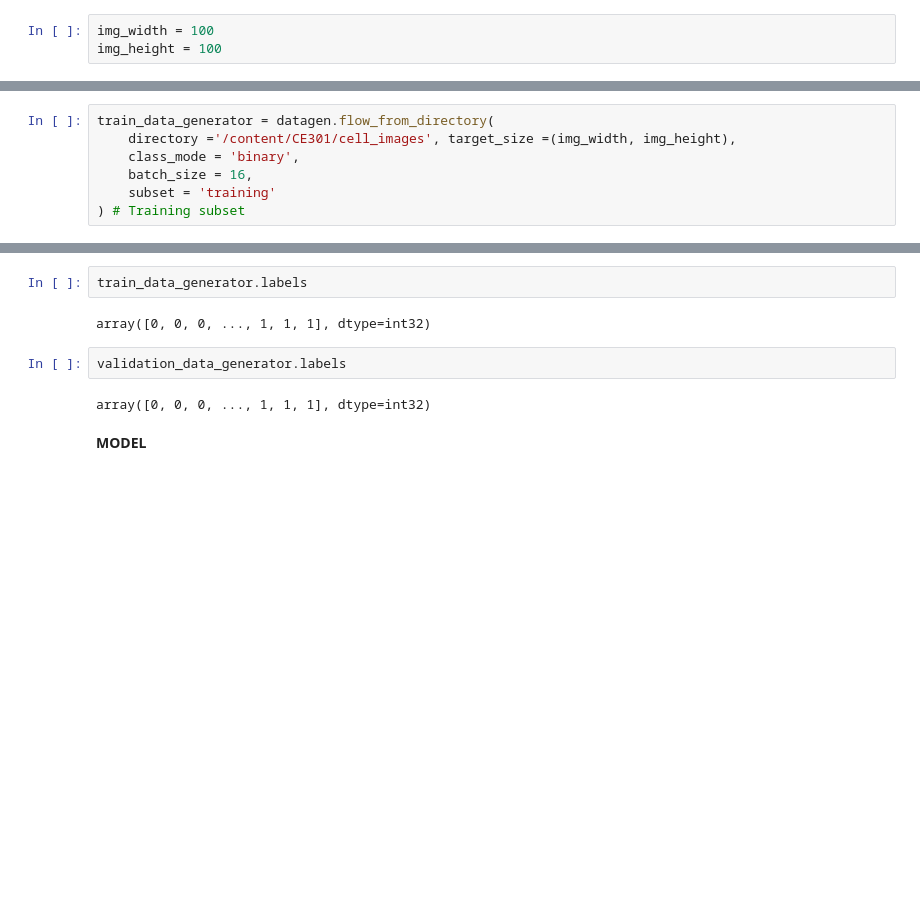
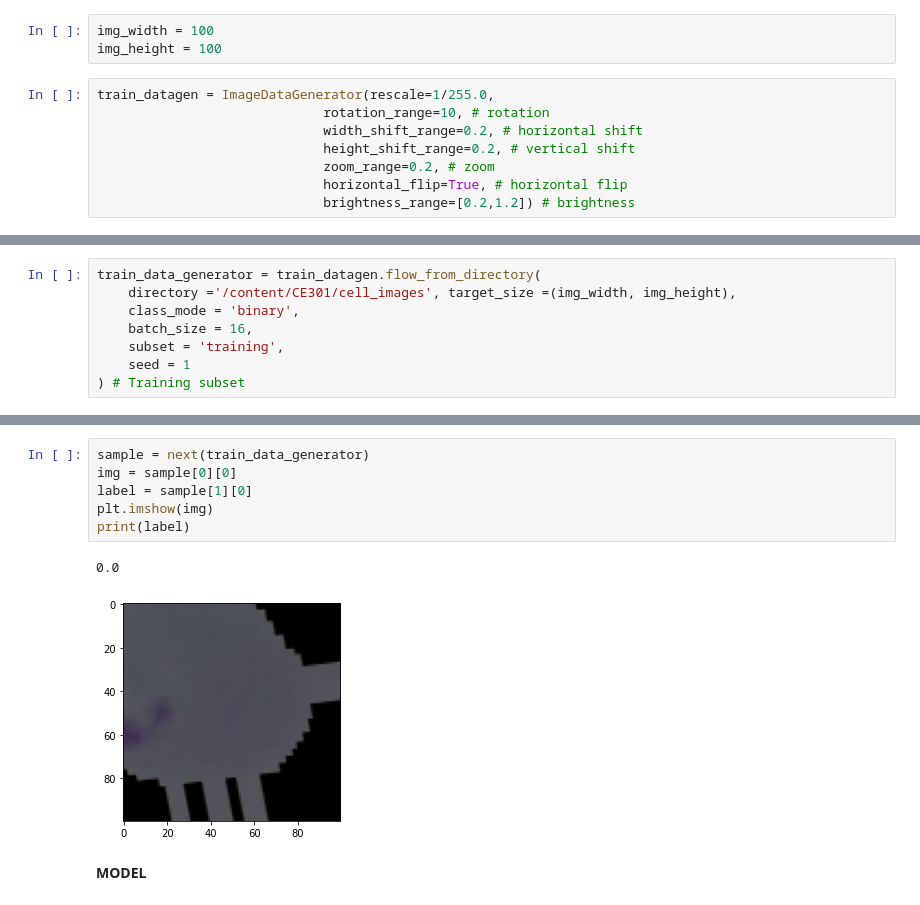
Before and after one commit to oli2tup/CE301, a Jupyter notebook: Malaria_classification_using_CNN.ipynb, the cells around one changed output, grey strips where cells are left out. Saved outputs shown, nothing was run; the diff lists cells and outputs as text; blank space fills up the shorter version.

```diff
--- a/Malaria_classification_using_CNN.ipynb
+++ b/Malaria_classification_using_CNN.ipynb
@@ -24,4 +37,12 @@ fatal: destination path 'CE301' already exists and is not an empty directory.
 # %%
 img_width = 100
 img_height = 100
+# %%
+train_datagen = ImageDataGenerator(rescale=1/255.0,
+                             rotation_range=10, # rotation
+                             width_shift_range=0.2, # horizontal shift
+                             height_shift_range=0.2, # vertical shift
+                             zoom_range=0.2, # zoom
+                             horizontal_flip=True, # horizontal flip
+                             brightness_range=[0.2,1.2]) # brightness
 # %%
@@ -29,8 +51,9 @@ datagen = ImageDataGenerator(rescale=1/255.0, validation_split=0.2) # using 20%
 # %%
-train_data_generator = datagen.flow_from_directory(
+train_data_generator = train_datagen.flow_from_directory(
     directory ='/content/CE301/cell_images', target_size =(img_width, img_height),
     class_mode = 'binary',
     batch_size = 16,
-    subset = 'training'
+    subset = 'training',
+    seed = 1
 ) # Training subset
 # %% [output]
@@ -44,14 +68,15 @@ validation_data_generator = datagen.flow_from_directory(
 ) # Validation subset
 # %% [output]
 Found 5510 images belonging to 2 classes.
-# %%
-train_data_generator.labels
-# %% [output]
-array([0, 0, 0, ..., 1, 1, 1], dtype=int32)
-# %%
-validation_data_generator.labels
-# %% [output]
-array([0, 0, 0, ..., 1, 1, 1], dtype=int32)
+# %%
+sample = next(train_data_generator)
+img = sample[0][0]
+label = sample[1][0]
+plt.imshow(img)
+print(label)
+# %% [output]
+0.0
+[figure, added]
 # %% [markdown]
 **MODEL**
 # %%
```
Also changed, not shown: parts of 18 cells of this notebook.
